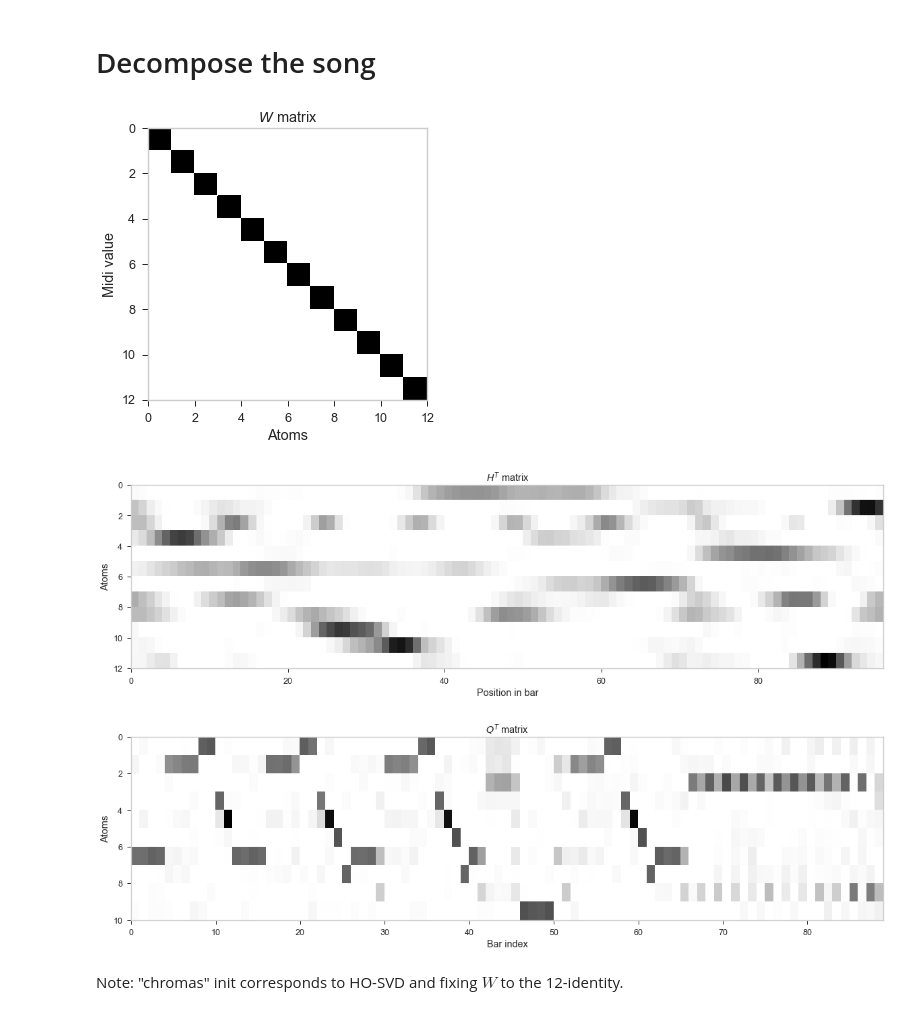
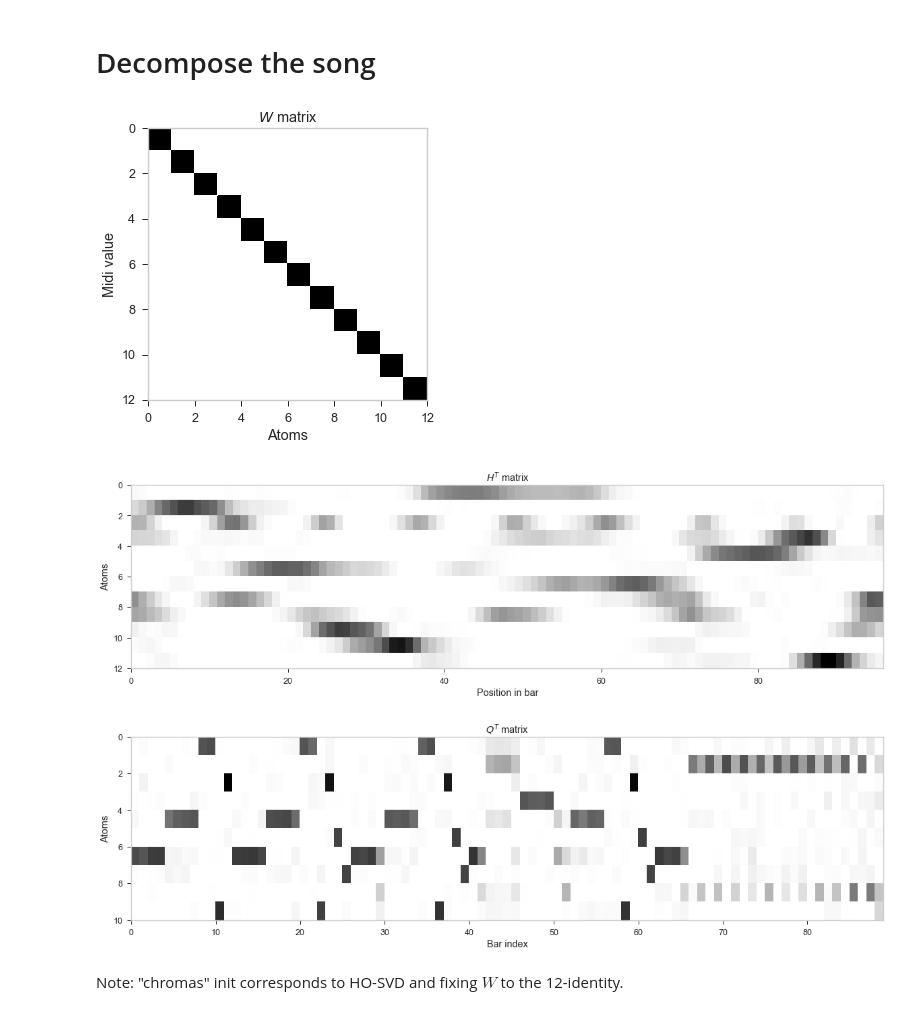
Before and after one commit to ax-le/MusicNTD, a Jupyter notebook: Notebooks/Appendix - Walkthrough of a segmentation.ipynb, the cells around one changed output. Saved outputs shown, nothing was run; the diff lists cells and outputs as text; code cells hidden in the pictures.

```diff
--- a/Notebooks/Appendix - Walkthrough of a segmentation.ipynb
+++ b/Notebooks/Appendix - Walkthrough of a segmentation.ipynb
@@ -104,16 +93,16 @@ tensor_spectrogram = tf.tensorize_barwise(chromagram, bars, hop_length_seconds,
 # %%
 ranks = [12,12,10]
 core, factors = NTD.ntd(tensor_spectrogram, ranks = ranks, init = "chromas", verbose = False, hals = False,deterministic = True,
-                    sparsity_coefficients = [None, None, None, None], normalize = [True, True, False, True])
+                    sparsity_coefficients = [None, None, None, None], normalize = [True, True, False, True], mode_core_norm = 2)
 
 # Plotting the factors
 plot_me_this_spectrogram(factors[0], figsize=(5,5), title = "$W$ matrix", x_axis = "Atoms", y_axis = "Midi value")
 plot_me_this_spectrogram(factors[1].T, figsize=(20,5), title = "$H^T$ matrix", x_axis = "Position in bar", y_axis = "Atoms")
 plot_me_this_spectrogram(factors[2].T, figsize=(20,5), title = "$Q^T$ matrix", x_axis = "Bar index", y_axis = "Atoms")
 # %% [output]
 [figure]
-[figure, old version]
+[figure, new version]
-[figure, old version]
+[figure, new version]
 # %% [markdown]
 Note: "chromas" init corresponds to HO-SVD and fixing $W$ to the 12-identity.
 # %% [markdown]
```
Also changed, not shown: parts of 9 cells of this notebook, 22 other files.
